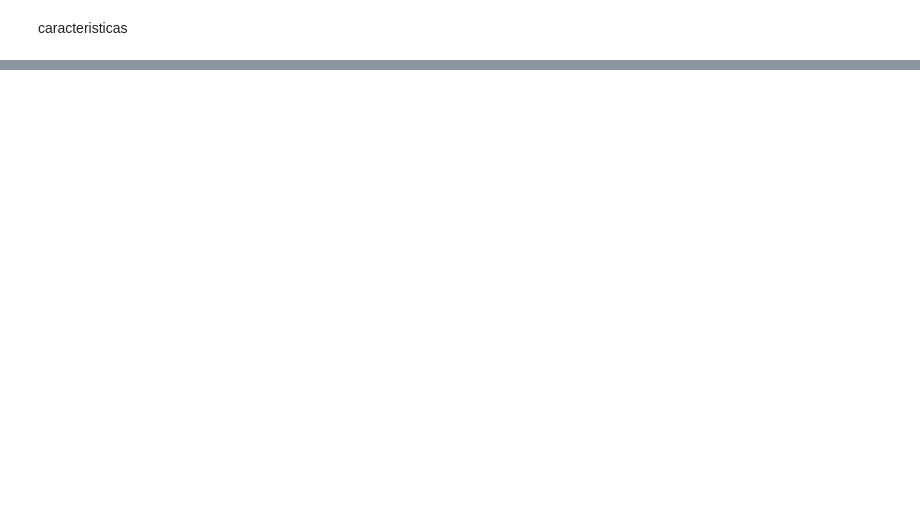
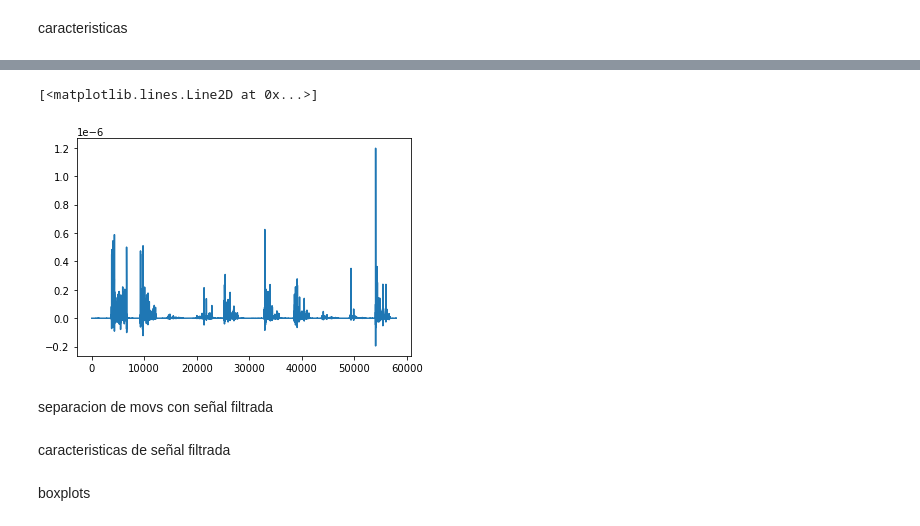
Before and after one commit to MateoOyuelaR19/LAB-BIOSE-ALES, a Jupyter notebook: Proyecto/Seguimiento_1_y_4/seguimiento_4.ipynb, the cells around one changed output, grey strips where cells are left out. Cells and saved outputs as stored; diff of their text form; code cells hidden in the pictures; blank space fills up the shorter version.

```diff
--- a/Proyecto/Seguimiento_1_y_4/seguimiento_4.ipynb
+++ b/Proyecto/Seguimiento_1_y_4/seguimiento_4.ipynb
@@ -112,0 +173,11 @@ mov1[6].shape
+# %%
+tkeo_filt=[]
+for i in range(0,np.shape(serie2_filt)[0]):
+    tkeo_filt.append((tkeoall(serie2_filt[i])))
+# %%
+plt.plot(tkeo_filt[0][:,0][1:-1])
+# %% [output]
+[<matplotlib.lines.Line2D at 0x...>]
+[figure, added]
+# %% [markdown]
+separacion de movs con señal filtrada
@@ -112,0 +210,2 @@ mov1[6].shape
+# %% [markdown]
+caracteristicas de señal filtrada
@@ -112,0 +229,2 @@ mov1[6].shape
+# %% [markdown]
+boxplots
```
Also changed, not shown: parts of 25 cells of this notebook.
